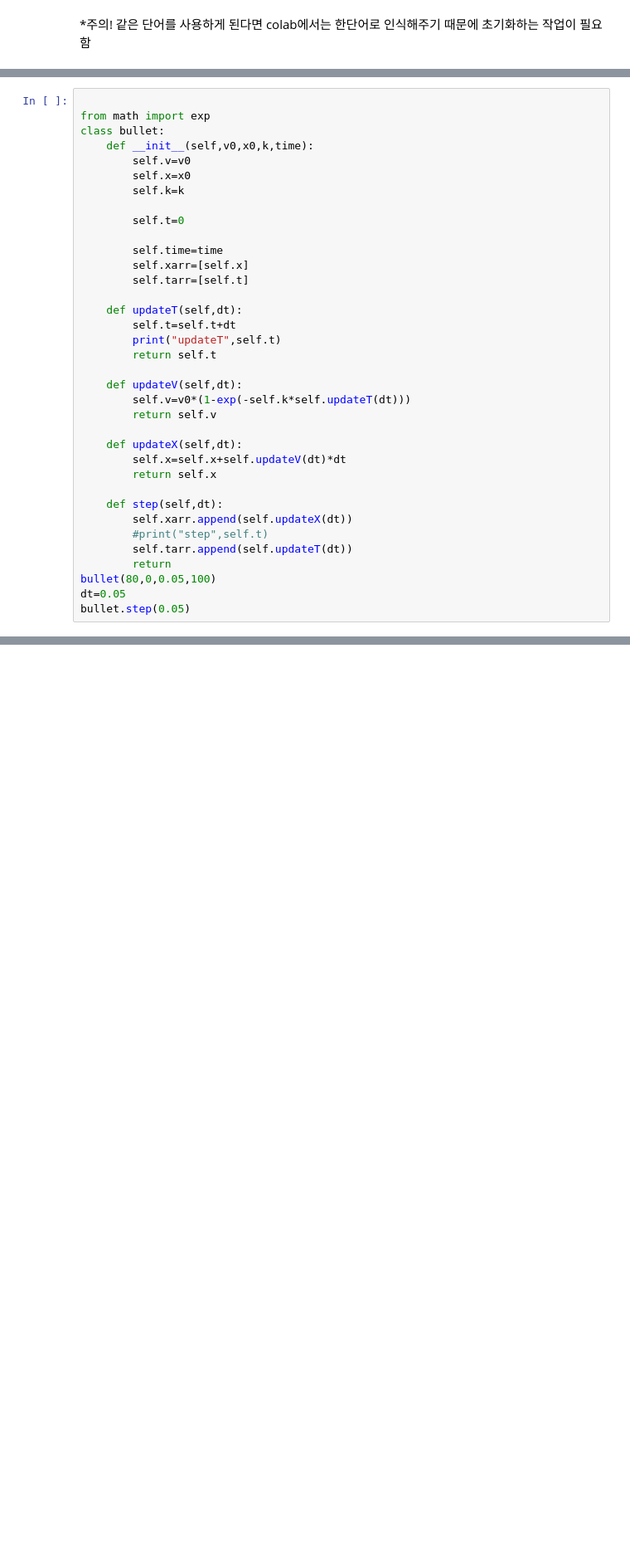
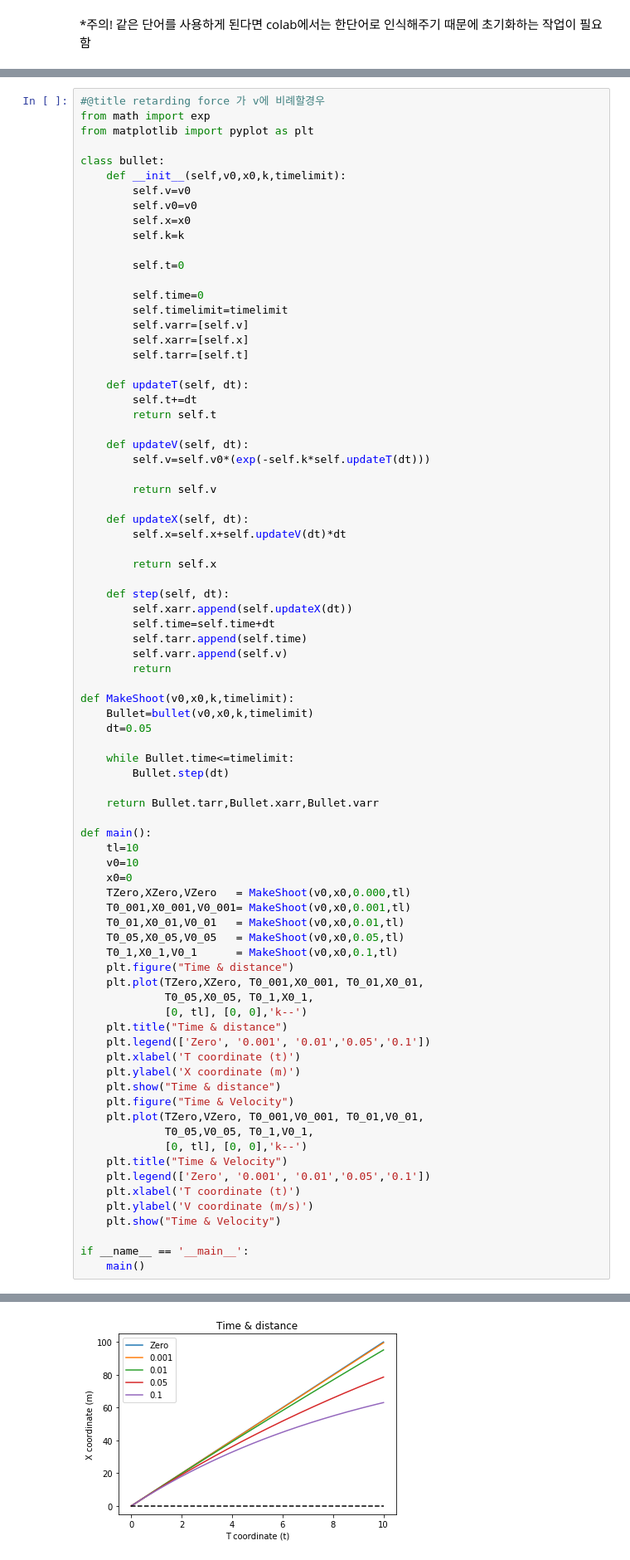
Before and after one commit to Dcal-dev/For-Study, a Jupyter notebook: For_Study_Dynamics.ipynb, the cells around one changed output, grey strips where cells are left out. Shown at 83% size. Cells and saved outputs as stored; diff of their text form; blank space fills up the shorter version.

```diff
--- a/For_Study_Dynamics.ipynb
+++ b/For_Study_Dynamics.ipynb
@@ -62,39 +62,83 @@ plt.show()
 # %% [output]
 [figure]
 # %%
+#@title retarding force 가 v에 비례할경우
+from math import exp
+from matplotlib import pyplot as plt
 
-from math import exp
 class bullet:
-    def __init__(self,v0,x0,k,time):
+    def __init__(self,v0,x0,k,timelimit):
         self.v=v0
+        self.v0=v0
         self.x=x0
         self.k=k
 
         self.t=0
 
-        self.time=time
+        self.time=0
+        self.timelimit=timelimit
+        self.varr=[self.v]
         self.xarr=[self.x]
         self.tarr=[self.t]
 
-    def updateT(self,dt):
-        self.t=self.t+dt
-        print("updateT",self.t)
+    def updateT(self, dt):
+        self.t+=dt
         return self.t
 
-    def updateV(self,dt):
-        self.v=v0*(1-exp(-self.k*self.updateT(dt)))
+    def updateV(self, dt):
+        self.v=self.v0*(exp(-self.k*self.updateT(dt)))
+
         return self.v
 
-    def updateX(self,dt):
+    def updateX(self, dt):
         self.x=self.x+self.updateV(dt)*dt
+
         return self.x
 
-    def step(self,dt):
+    def step(self, dt):
         self.xarr.append(self.updateX(dt))
-        #print("step",self.t)
-        self.tarr.append(self.updateT(dt))
+        self.time=self.time+dt
+        self.tarr.append(self.time)
+        self.varr.append(self.v)
         return
-bullet(80,0,0.05,100)
-dt=0.05
-bullet.step(0.05)
+
+def MakeShoot(v0,x0,k,timelimit):
+    Bullet=bullet(v0,x0,k,timelimit)
+    dt=0.05
+
+    while Bullet.time<=timelimit:
+        Bullet.step(dt)
+
+    return Bullet.tarr,Bullet.xarr,Bullet.varr
+
+def main():
+    tl=10
+    v0=10
+    x0=0
+    TZero,XZero,VZero   = MakeShoot(v0,x0,0.000,tl)
+    T0_001,X0_001,V0_001= MakeShoot(v0,x0,0.001,tl)
+    T0_01,X0_01,V0_01   = MakeShoot(v0,x0,0.01,tl)
+    T0_05,X0_05,V0_05   = MakeShoot(v0,x0,0.05,tl)
+    T0_1,X0_1,V0_1      = MakeShoot(v0,x0,0.1,tl)
+    plt.figure("Time & distance")
+    plt.plot(TZero,XZero, T0_001,X0_001, T0_01,X0_01,
+             T0_05,X0_05, T0_1,X0_1,
+             [0, tl], [0, 0],'k--')
+    plt.title("Time & distance")
+    plt.legend(['Zero', '0.001', '0.01','0.05','0.1'])
+    plt.xlabel('T coordinate (t)')
+    plt.ylabel('X coordinate (m)')
+    plt.show("Time & distance")
+    plt.figure("Time & Velocity")
+    plt.plot(TZero,VZero, T0_001,V0_001, T0_01,V0_01,
+             T0_05,V0_05, T0_1,V0_1,
+             [0, tl], [0, 0],'k--')
+    plt.title("Time & Velocity")
+    plt.legend(['Zero', '0.001', '0.01','0.05','0.1'])
+    plt.xlabel('T coordinate (t)')
+    plt.ylabel('V coordinate (m/s)')
+    plt.show("Time & Velocity")
+
+if __name__ == '__main__':
+    main()
 # %% [output]
@@ -101,0 +145 @@ TypeError: ignored
+[figure, added]
```
Also changed, not shown: parts of 2 cells of this notebook.
